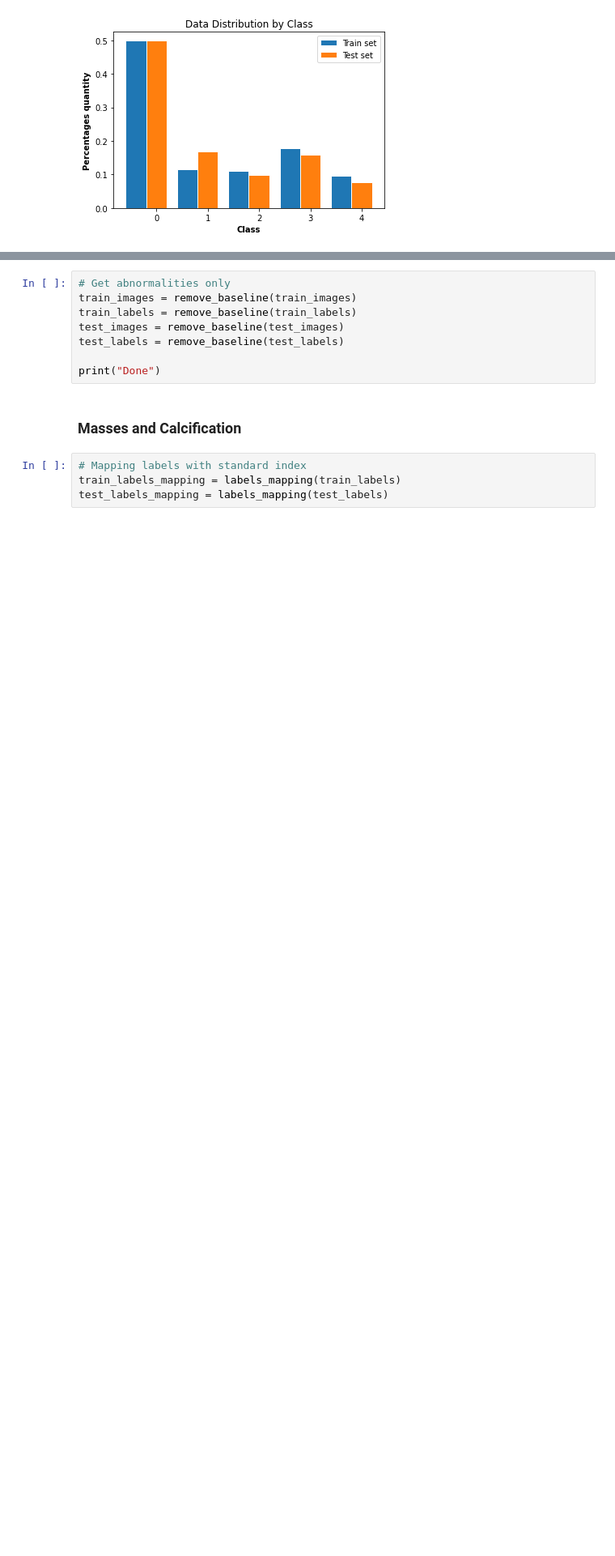
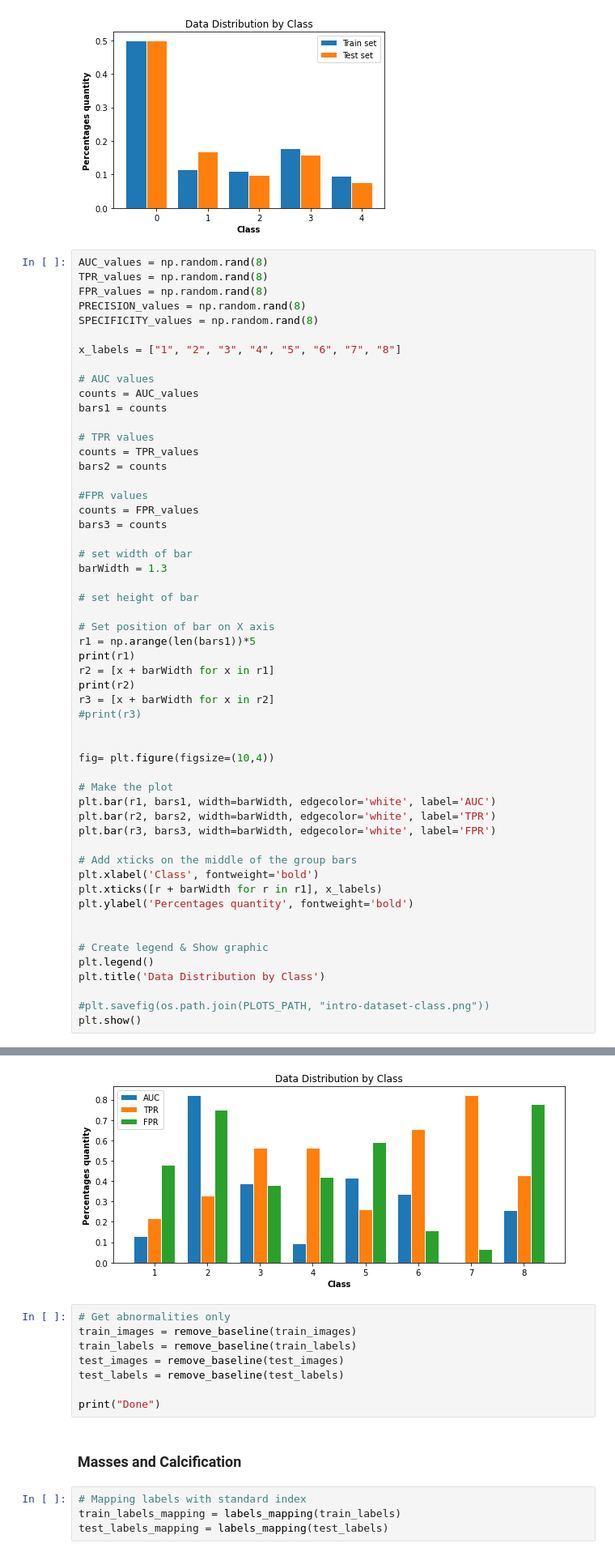
Before and after one commit to MarshaGomez/CNN-Medical-Imaging-Analysis, a Jupyter notebook: Code/Knowing_DDSM_dataset.ipynb, the cells around one changed output, grey strips where cells are left out. Shown: that part at 81% size. Drawn from its saved outputs; the diff is of its cells as text; blank space fills up the shorter version.

```diff
--- a/Code/Knowing_DDSM_dataset.ipynb
+++ b/Code/Knowing_DDSM_dataset.ipynb
@@ -302,3 +312,58 @@ plt.savefig(os.path.join(PLOTS_PATH, "intro-dataset-class.png"))
 plt.show()
 # %% [output]
 [figure]
+# %%
+AUC_values = np.random.rand(8)
+TPR_values = np.random.rand(8)
+FPR_values = np.random.rand(8)
+PRECISION_values = np.random.rand(8)
+SPECIFICITY_values = np.random.rand(8)
+
+x_labels = ["1", "2", "3", "4", "5", "6", "7", "8"]
+
+# AUC values
+counts = AUC_values
+bars1 = counts
+
+# TPR values
+counts = TPR_values
+bars2 = counts
+
+#FPR values
+counts = FPR_values
+bars3 = counts
+
+# set width of bar
+barWidth = 1.3
+
+# set height of bar
+
+# Set position of bar on X axis
+r1 = np.arange(len(bars1))*5
+print(r1)
+r2 = [x + barWidth for x in r1]
+print(r2)
+r3 = [x + barWidth for x in r2]
+#print(r3)
+
+
+fig= plt.figure(figsize=(10,4))
+
+# Make the plot
+plt.bar(r1, bars1, width=barWidth, edgecolor='white', label='AUC')
+plt.bar(r2, bars2, width=barWidth, edgecolor='white', label='TPR')
+plt.bar(r3, bars3, width=barWidth, edgecolor='white', label='FPR')
+
+# Add xticks on the middle of the group bars
+plt.xlabel('Class', fontweight='bold')
+plt.xticks([r + barWidth for r in r1], x_labels)
+plt.ylabel('Percentages quantity', fontweight='bold')
+
+
+# Create legend & Show graphic
+plt.legend()
+plt.title('Data Distribution by Class')
+
+#plt.savefig(os.path.join(PLOTS_PATH, "intro-dataset-class.png"))
+plt.show()
+# %% [output]
@@ -305,3 +372,4 @@ plt.show()
+[figure, added]
 # %%
 # Get abnormalities only
 train_images = remove_baseline(train_images)
```
Also changed, not shown: parts of 5 cells of this notebook.
